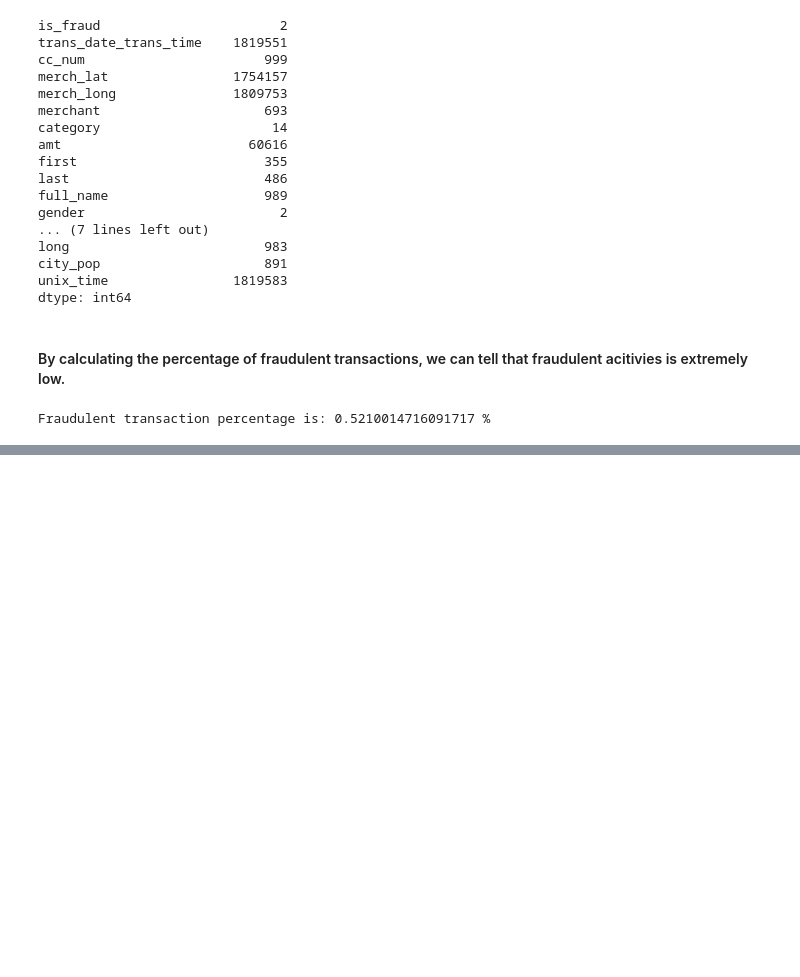
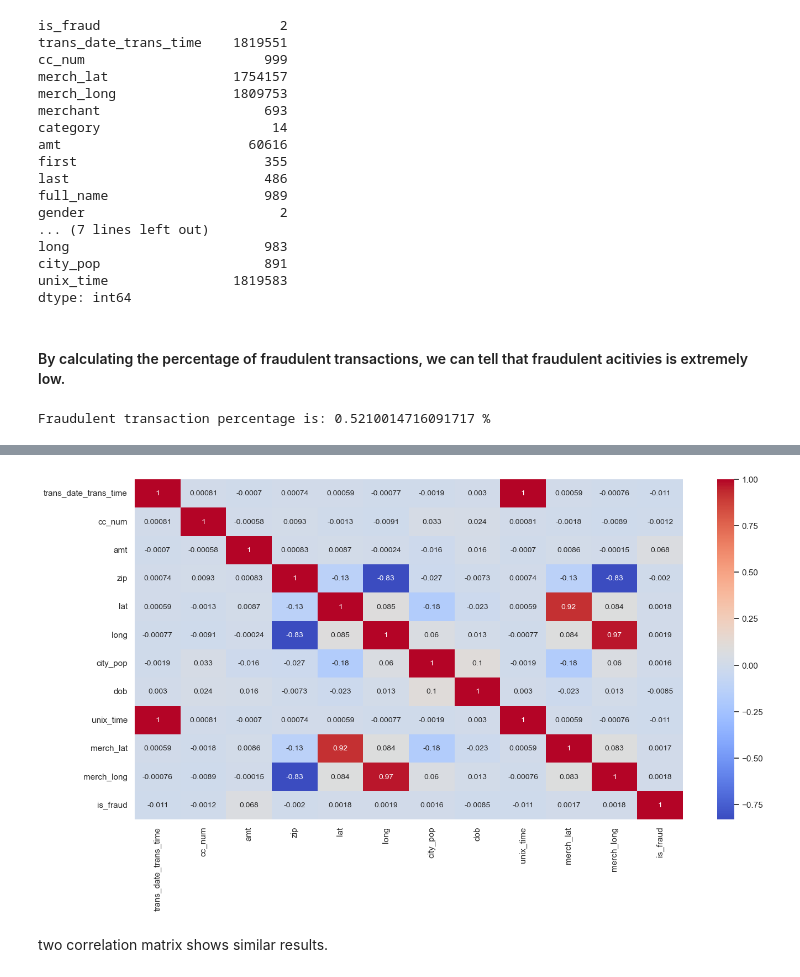
Before and after one commit to josie52123/credit_card_fraud_detection, a Jupyter notebook: EDA.ipynb, the cells around one changed output, grey strips where cells are left out. Saved outputs shown, nothing was run; the diff lists cells and outputs as text; code cells hidden in the pictures; blank space fills up the shorter version.

```diff
--- a/EDA.ipynb
+++ b/EDA.ipynb
@@ -199,0 +266,4 @@ Fraudulent transaction percentage is: 0.5210014716091717 %
+# %%
+# Kendall's Tau
+kendall_tau_corr = subset_df.corr(method='kendall')
+print(kendall_tau_corr)
@@ -199,0 +288,8 @@ Fraudulent transaction percentage is: 0.5210014716091717 %
+# %%
+sns.set(rc={"figure.figsize":(16, 8)})
+sns.heatmap(kendall_tau_corr, annot=True, annot_kws={'size': 10}, cmap='coolwarm')
+plt.show()
+# %% [output]
+[figure, added]
+# %% [markdown]
+two correlation matrix shows similar results.
```
Also changed, not shown: parts of 7 cells of this notebook.
